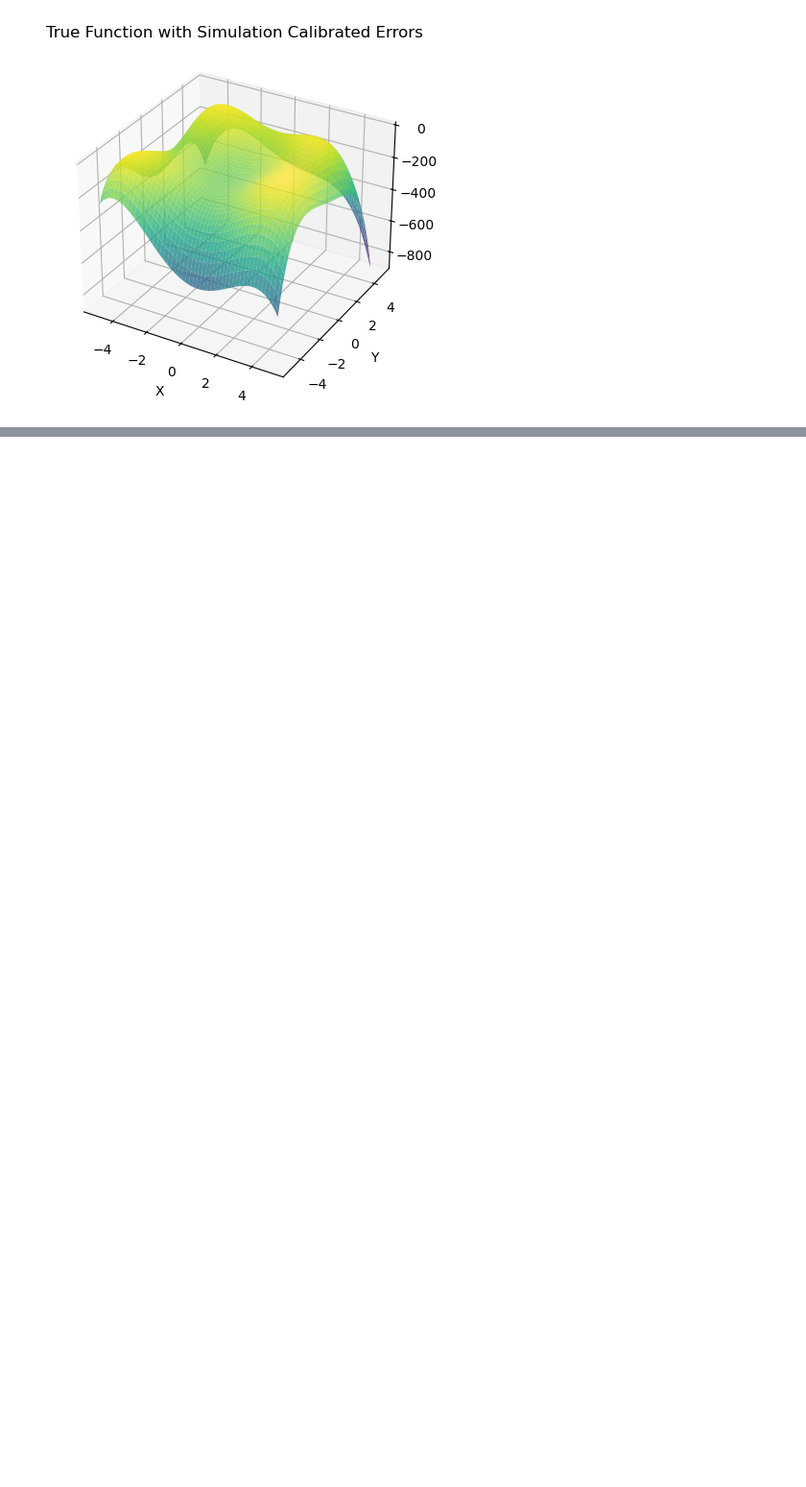
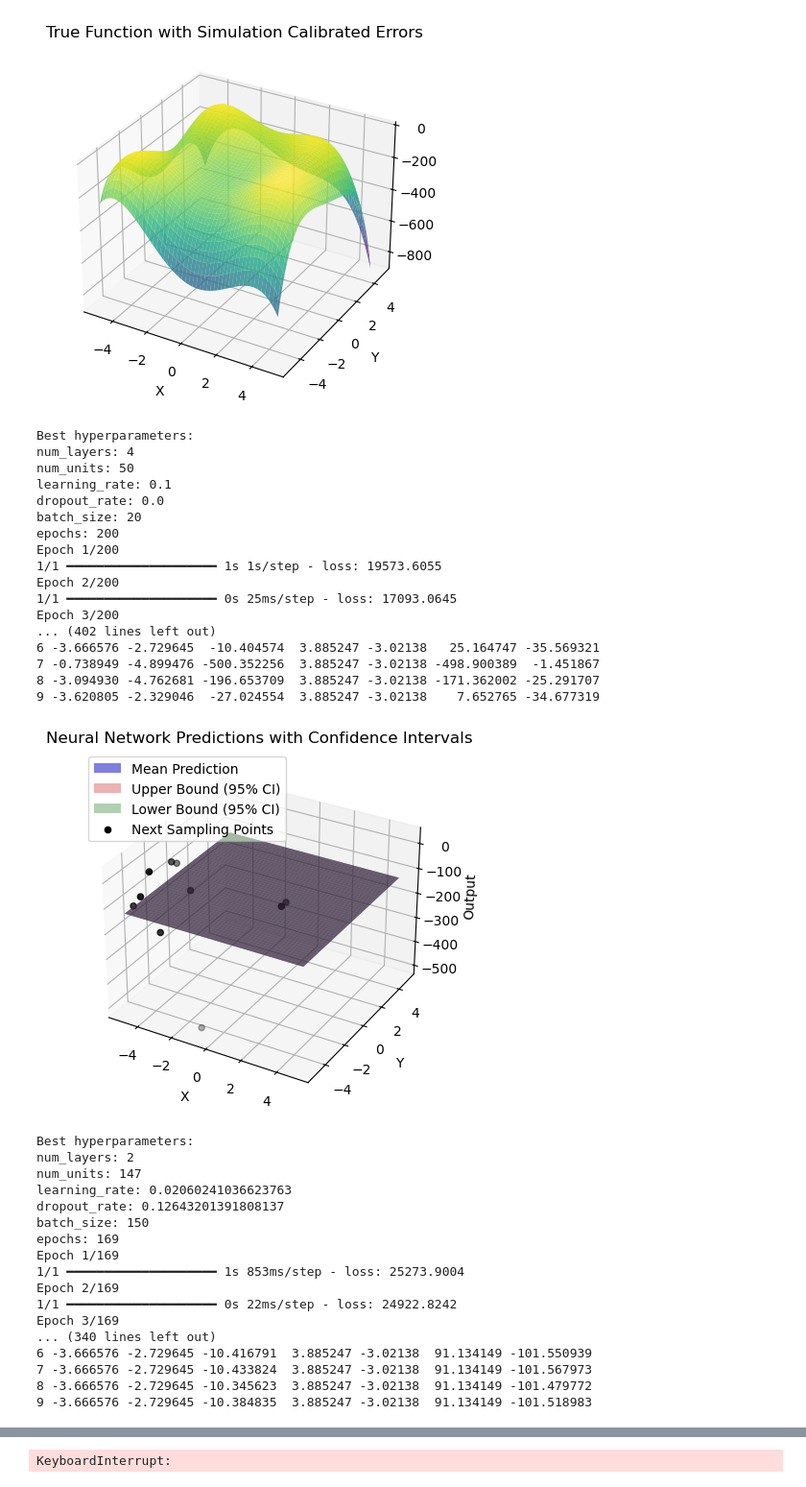
Before and after one commit to ScoutCodes/SMILE, a Jupyter notebook: BayesOpt_Code/BNN_V5_six-hump camel.ipynb, the cells around one changed output, grey strips where cells are left out. Shown at 96% size. Drawn from its saved outputs; the diff is of its cells as text; code cells hidden in the pictures; blank space fills up the shorter version.

```diff
--- a/BayesOpt_Code/BNN_V5_six-hump camel.ipynb
+++ b/BayesOpt_Code/BNN_V5_six-hump camel.ipynb
@@ -325,0 +374,38 @@ def perform_iteration(df):
+# %%
+df_sim, df = perform_round(df_sim, df)
+# %% [output]
+Best hyperparameters:
+num_layers: 4
+num_units: 50
+learning_rate: 0.1
+dropout_rate: 0.0
+batch_size: 20
+epochs: 200
+Epoch 1/200
+1/1 ━━━━━━━━━━━━━━━━━━━━ 1s 1s/step - loss: 19573.6055
+Epoch 2/200
+1/1 ━━━━━━━━━━━━━━━━━━━━ 0s 25ms/step - loss: 17093.0645
+Epoch 3/200
+... (402 lines left out)
+6 -3.666576 -2.729645  -10.404574  3.885247 -3.02138   25.164747 -35.569321
+7 -0.738949 -4.899476 -500.352256  3.885247 -3.02138 -498.900389  -1.451867
+8 -3.094930 -4.762681 -196.653709  3.885247 -3.02138 -171.362002 -25.291707
+9 -3.620805 -2.329046  -27.024554  3.885247 -3.02138    7.652765 -34.677319
+[figure, added]
+Best hyperparameters:
+num_layers: 2
+num_units: 147
+learning_rate: 0.02060241036623763
+dropout_rate: 0.12643201391808137
+batch_size: 150
+epochs: 169
+Epoch 1/169
+1/1 ━━━━━━━━━━━━━━━━━━━━ 1s 853ms/step - loss: 25273.9004
+Epoch 2/169
+1/1 ━━━━━━━━━━━━━━━━━━━━ 0s 22ms/step - loss: 24922.8242
+Epoch 3/169
+... (340 lines left out)
+6 -3.666576 -2.729645 -10.416791  3.885247 -3.02138  91.134149 -101.550939
+7 -3.666576 -2.729645 -10.433824  3.885247 -3.02138  91.134149 -101.567973
+8 -3.666576 -2.729645 -10.345623  3.885247 -3.02138  91.134149 -101.479772
+9 -3.666576 -2.729645 -10.384835  3.885247 -3.02138  91.134149 -101.518983
@@ -326,3 +413,4 @@ def perform_iteration(df):
+KeyboardInterrupt:
 # %%
 df = perform_iteration(df)
 # %% [output]
```
Also changed, not shown: parts of 8 cells of this notebook, 1 other file.
